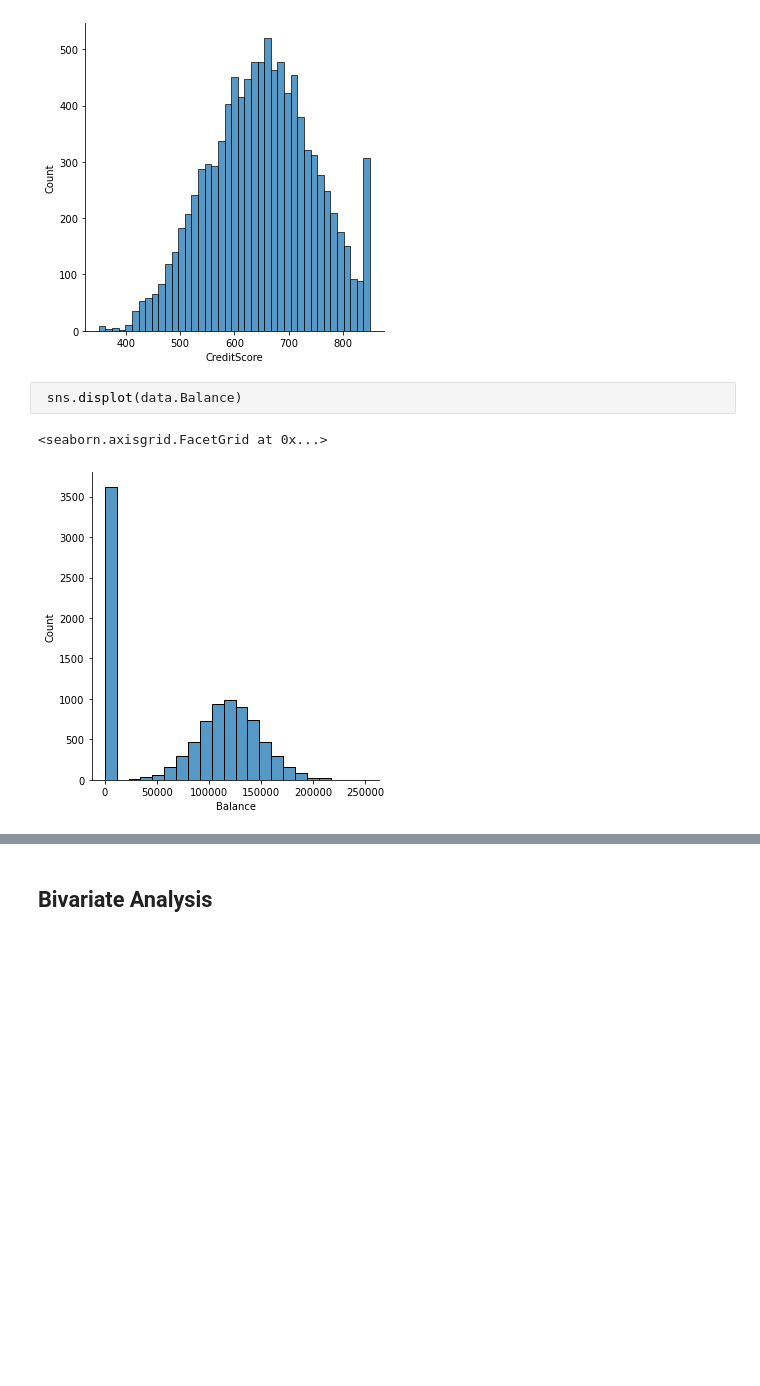
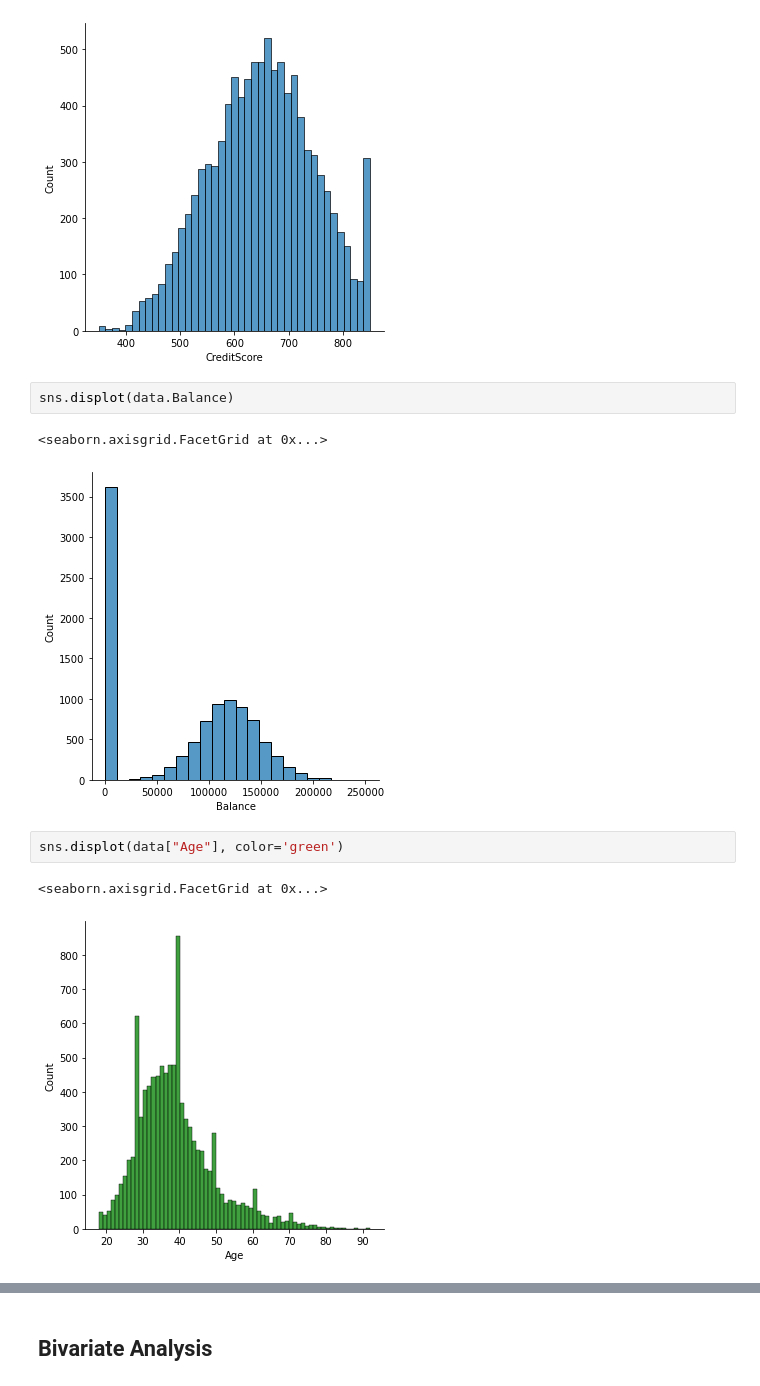
Before and after one commit to skrishnan2001/University-Admit-Eligibility-Predictor, a Jupyter notebook: Assignments/Krishnan/Assignment_2.ipynb, the cells around one changed output, grey strips where cells are left out. Saved outputs shown, nothing was run; the diff lists cells and outputs as text; blank space fills up the shorter version.

```diff
--- a/Assignments/Krishnan/Assignment_2.ipynb
+++ b/Assignments/Krishnan/Assignment_2.ipynb
@@ -118,7 +121,12 @@ sns.displot(data.CreditScore)
 <seaborn.axisgrid.FacetGrid at 0x...>
 [figure]
 # %%
- sns.displot(data.Balance)
+sns.displot(data.Balance)
 # %% [output]
 <seaborn.axisgrid.FacetGrid at 0x...>
 [figure]
+# %%
+sns.displot(data["Age"], color='green')
+# %% [output]
+<seaborn.axisgrid.FacetGrid at 0x...>
+[figure, added]
```
Also changed, not shown: parts of 16 cells of this notebook.
